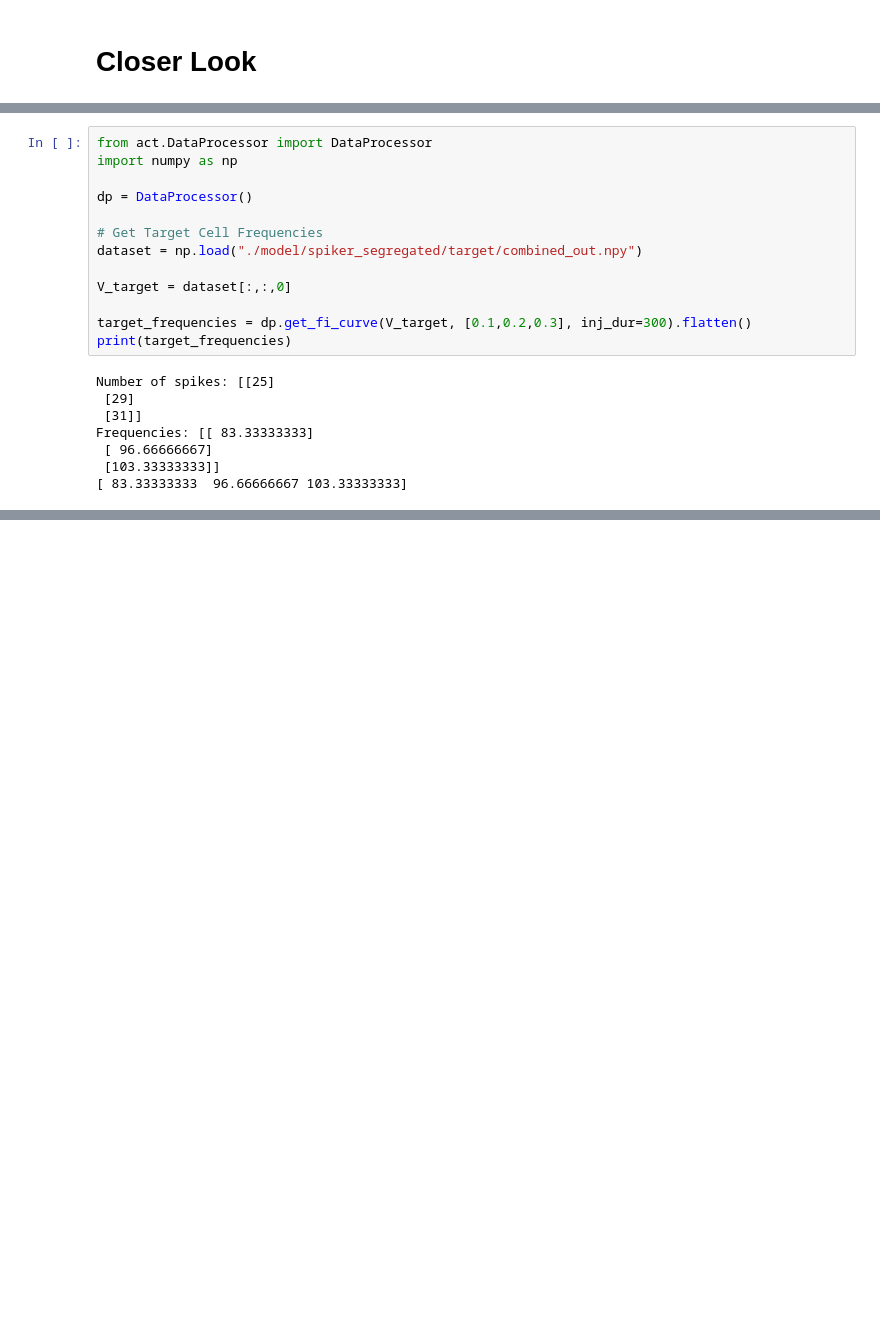
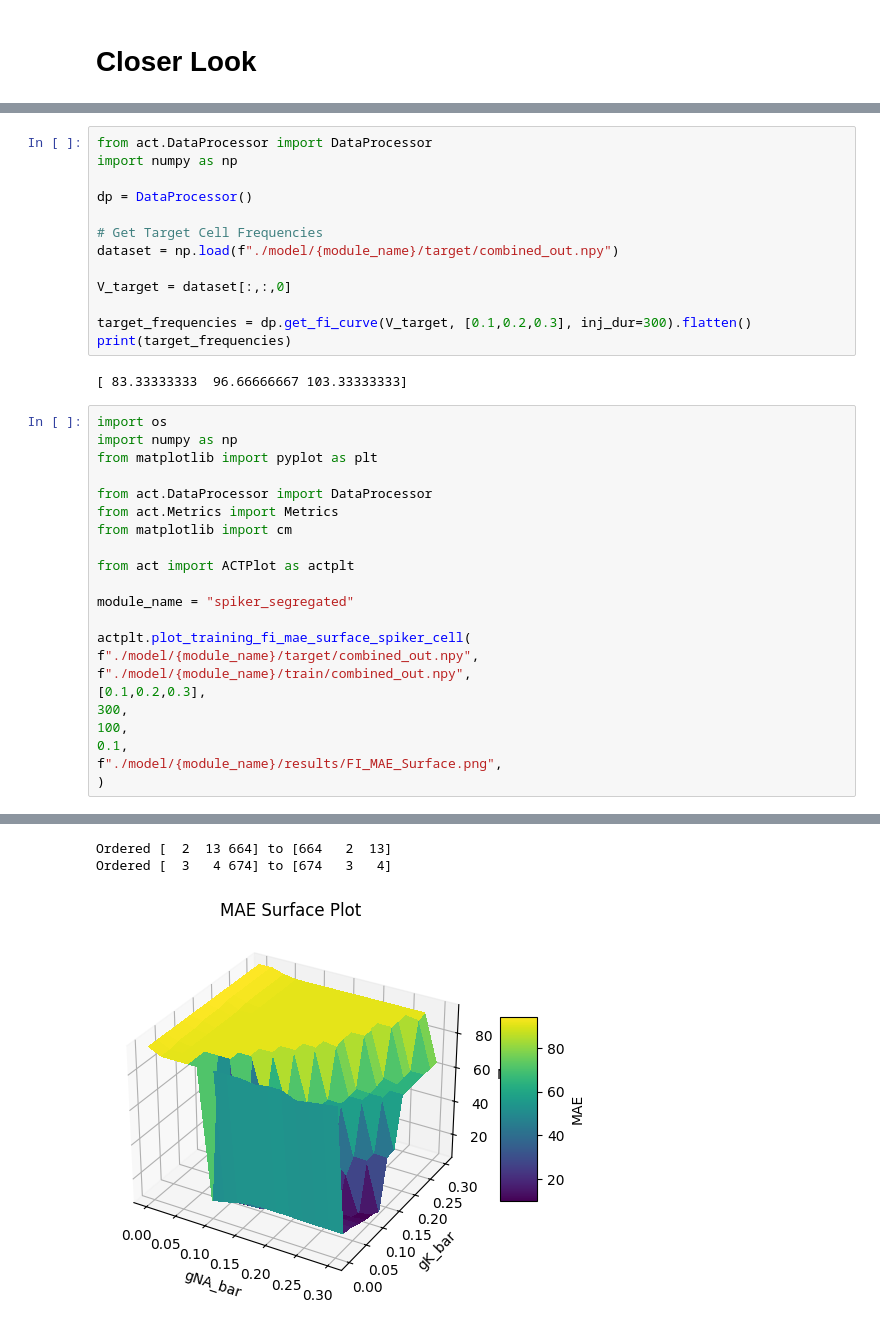
Before and after one commit to V-Marco/ACT, a Jupyter notebook: spiker_seg.ipynb, the cells around one changed output, grey strips where cells are left out. Cells and saved outputs as stored; diff of their text form; blank space fills up the shorter version.

Commit message:
FI curve MAE surface for different conductance values.

```diff
--- a/spiker_seg.ipynb
+++ b/spiker_seg.ipynb
@@ -259,17 +248,34 @@ import numpy as np
 dp = DataProcessor()
 
 # Get Target Cell Frequencies
-dataset = np.load("./model/spiker_segregated/target/combined_out.npy")
+dataset = np.load(f"./model/{module_name}/target/combined_out.npy")
 
 V_target = dataset[:,:,0]
 
 target_frequencies = dp.get_fi_curve(V_target, [0.1,0.2,0.3], inj_dur=300).flatten()
 print(target_frequencies)
 # %% [output]
-Number of spikes: [[25]
- [29]
- [31]]
-Frequencies: [[ 83.33333333]
- [ 96.66666667]
- [103.33333333]]
 [ 83.33333333  96.66666667 103.33333333]
+# %%
+import os
+import numpy as np
+from matplotlib import pyplot as plt
+
+from act.DataProcessor import DataProcessor
+from act.Metrics import Metrics
+from matplotlib import cm
+
+from act import ACTPlot as actplt
+
+module_name = "spiker_segregated"
+
+actplt.plot_training_fi_mae_surface_spiker_cell(
+f"./model/{module_name}/target/combined_out.npy",
+f"./model/{module_name}/train/combined_out.npy",
+[0.1,0.2,0.3],
+300,
+100,
+0.1,
+f"./model/{module_name}/results/FI_MAE_Surface.png",
+)
+# %% [output]
@@ -276 +284,4 @@ Frequencies: [[ 83.33333333]
+Ordered [  2  13 664] to [664   2  13]
+Ordered [  3   4 674] to [674   3   4]
+[figure, added]
 # %%
```
Also changed, not shown: parts of 13 cells of this notebook, 3 other files.
